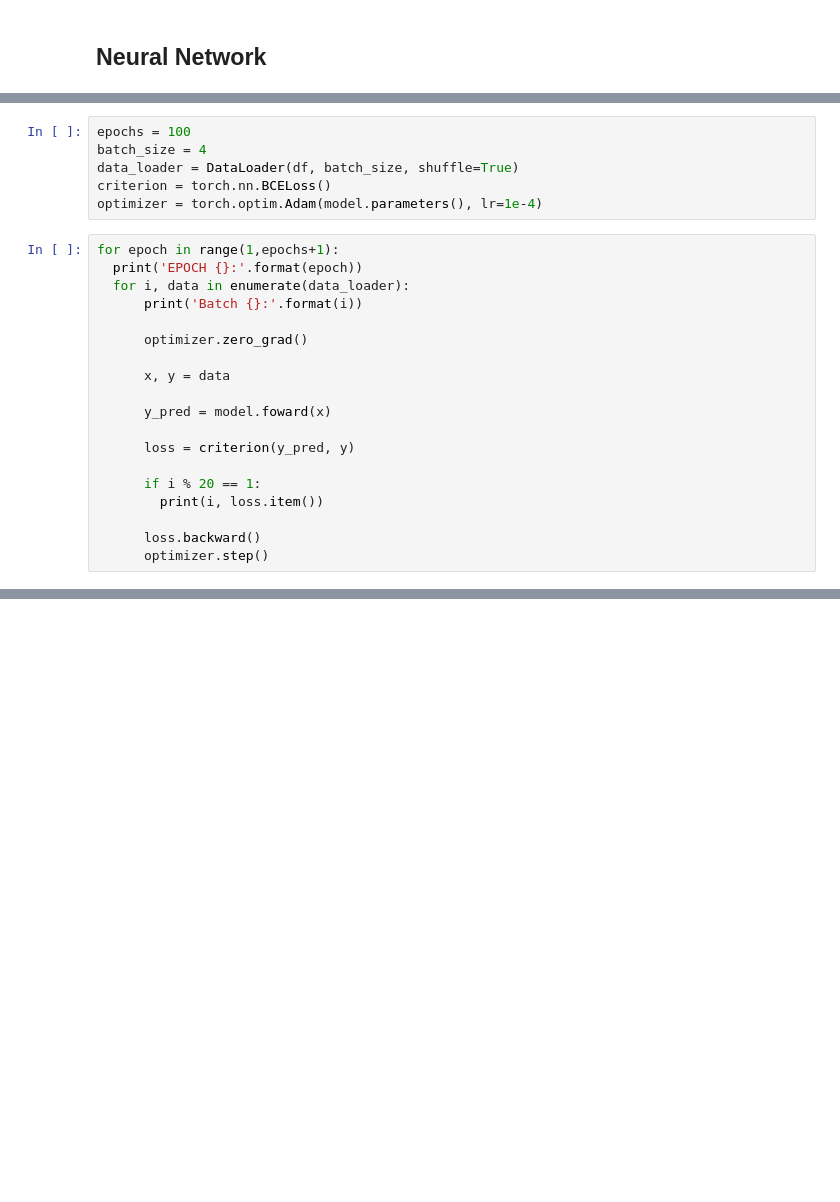
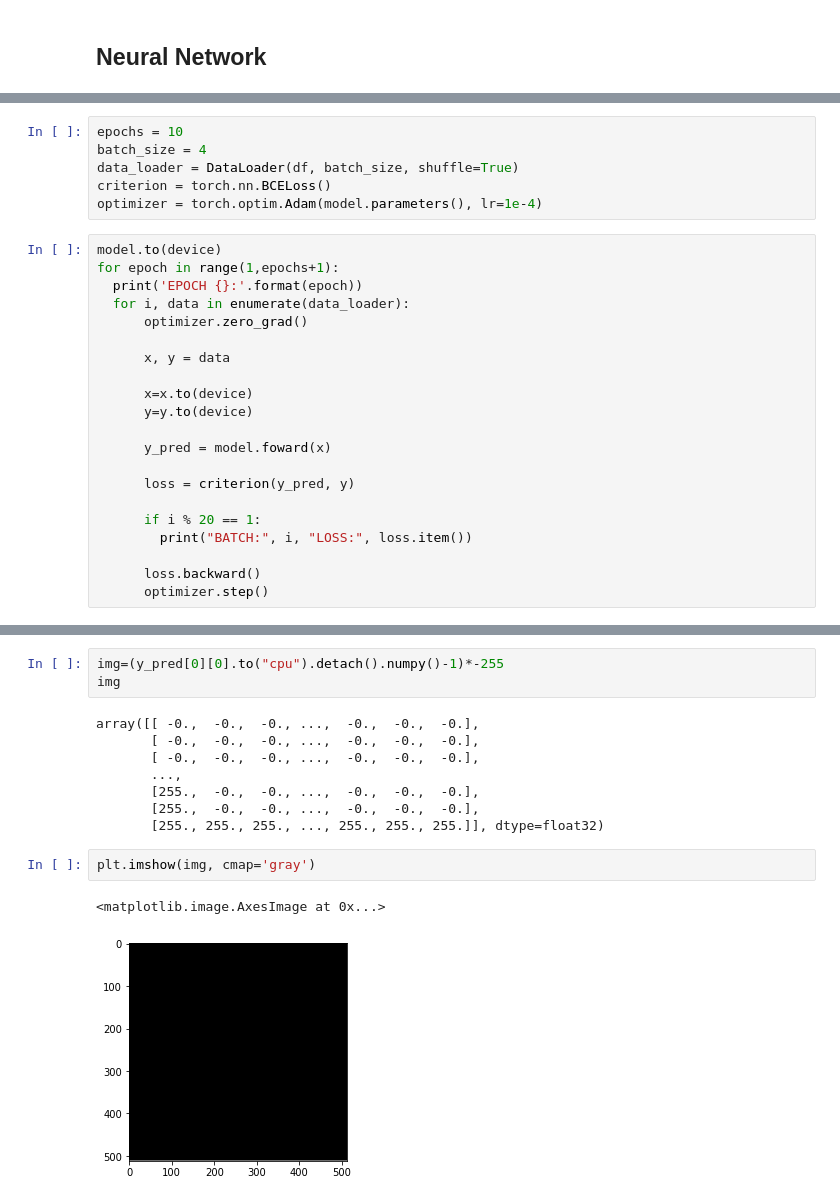
Before and after one commit to Idalen/Leitor, a Jupyter notebook: models/LineSegmentation.ipynb, the cells around one changed output, grey strips where cells are left out. Cells and saved outputs as stored; diff of their text form; blank space fills up the shorter version.

```diff
--- a/models/LineSegmentation.ipynb
+++ b/models/LineSegmentation.ipynb
@@ -207,27 +196,29 @@ class Unet(nn.Module):
 model = Unet()
 #model.apply(weight_init)
 # %%
-epochs = 100
+epochs = 10
 batch_size = 4
 data_loader = DataLoader(df, batch_size, shuffle=True)
 criterion = torch.nn.BCELoss()
 optimizer = torch.optim.Adam(model.parameters(), lr=1e-4)
 # %%
+model.to(device)
 for epoch in range(1,epochs+1):
   print('EPOCH {}:'.format(epoch))
   for i, data in enumerate(data_loader):
-      print('Batch {}:'.format(i))
-
       optimizer.zero_grad()
 
       x, y = data
+
+      x=x.to(device)
+      y=y.to(device)
 
       y_pred = model.foward(x)
 
       loss = criterion(y_pred, y)
 
       if i % 20 == 1:
-        print(i, loss.item())
+        print("BATCH:", i, "LOSS:", loss.item())
 
       loss.backward()
       optimizer.step()
@@ -235,0 +244,16 @@ for epoch in range(1,epochs+1):
+# %%
+img=(y_pred[0][0].to("cpu").detach().numpy()-1)*-255
+img
+# %% [output]
+array([[ -0.,  -0.,  -0., ...,  -0.,  -0.,  -0.],
+       [ -0.,  -0.,  -0., ...,  -0.,  -0.,  -0.],
+       [ -0.,  -0.,  -0., ...,  -0.,  -0.,  -0.],
+       ...,
+       [255.,  -0.,  -0., ...,  -0.,  -0.,  -0.],
+       [255.,  -0.,  -0., ...,  -0.,  -0.,  -0.],
+       [255., 255., 255., ..., 255., 255., 255.]], dtype=float32)
+# %%
+plt.imshow(img, cmap='gray')
+# %% [output]
+<matplotlib.image.AxesImage at 0x...>
+[figure, added]
```
Also changed, not shown: parts of 2 cells of this notebook.
